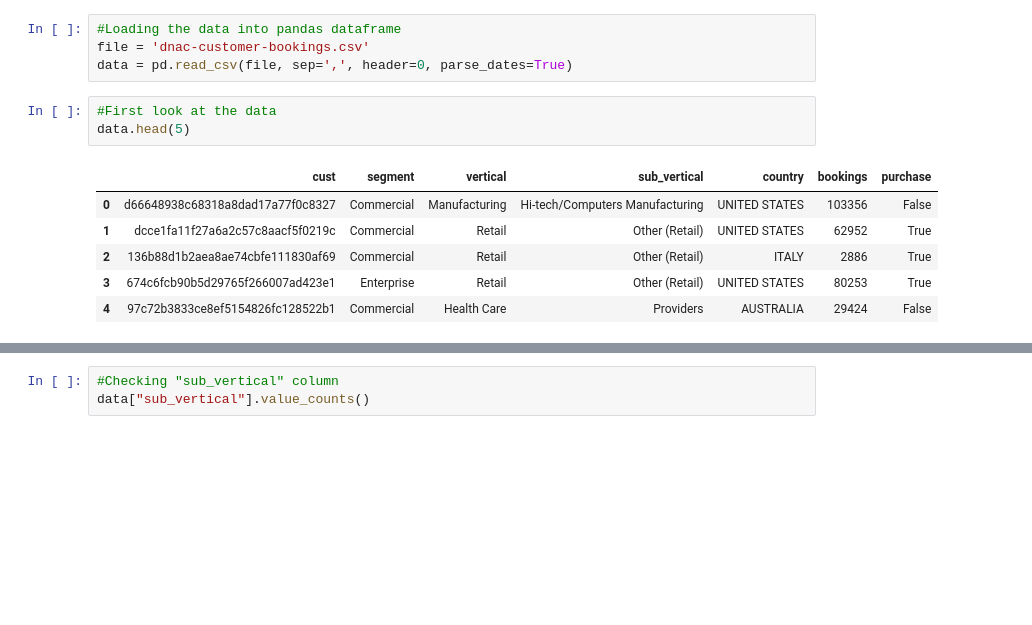
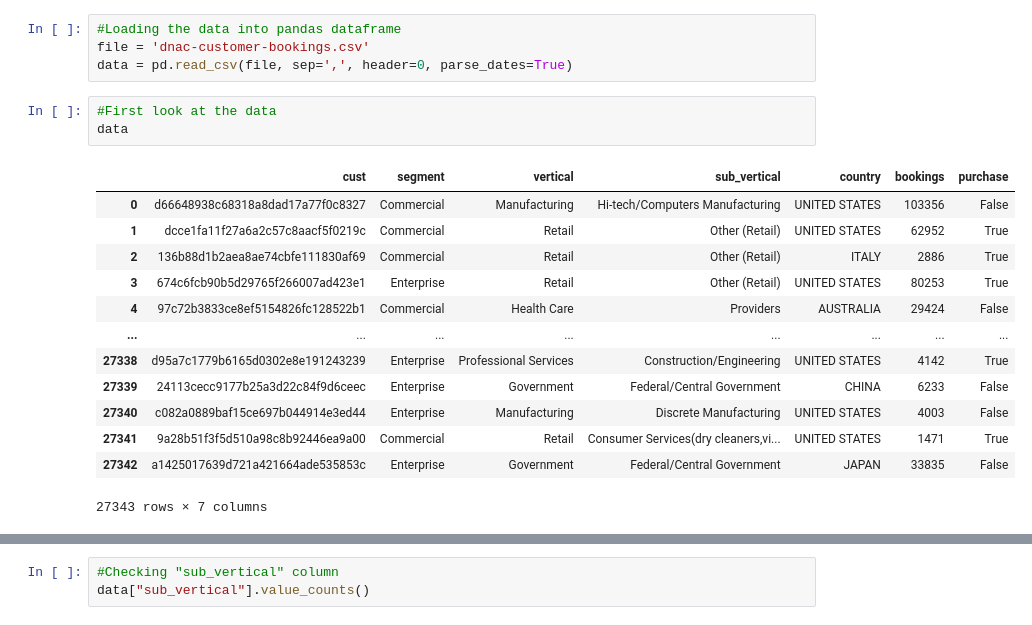
Before and after one commit to vzhovtan/data_science_modeling, a Jupyter notebook: code.ipynb, the cells around one changed output, grey strips where cells are left out. Cells and saved outputs as stored; diff of their text form; blank space fills up the shorter version.

```diff
--- a/code.ipynb
+++ b/code.ipynb
@@ -21,13 +33,20 @@ file = 'dnac-customer-bookings.csv'
 data = pd.read_csv(file, sep=',', header=0, parse_dates=True)
 # %%
 #First look at the data
-data.head(5)
+data
 # %% [output]
 |  | cust | segment | vertical | sub_vertical | country | bookings | purchase |
 | 0 | d66648938c68318a8dad17a77f0c8327 | Commercial | Manufacturing | Hi-tech/Computers Manufacturing | UNITED STATES | 103356 | False |
 | 1 | dcce1fa11f27a6a2c57c8aacf5f0219c | Commercial | Retail | Other (Retail) | UNITED STATES | 62952 | True |
 | 2 | 136b88d1b2aea8ae74cbfe111830af69 | Commercial | Retail | Other (Retail) | ITALY | 2886 | True |
 | 3 | 674c6fcb90b5d29765f266007ad423e1 | Enterprise | Retail | Other (Retail) | UNITED STATES | 80253 | True |
 | 4 | 97c72b3833ce8ef5154826fc128522b1 | Commercial | Health Care | Providers | AUSTRALIA | 29424 | False |
+| ... | ... | ... | ... | ... | ... | ... | ... |
+| 27338 | d95a7c1779b6165d0302e8e191243239 | Enterprise | Professional Services | Construction/Engineering | UNITED STATES | 4142 | True |
+| 27339 | 24113cecc9177b25a3d22c84f9d6ceec | Enterprise | Government | Federal/Central Government | CHINA | 6233 | False |
+| 27340 | c082a0889baf15ce697b044914e3ed44 | Enterprise | Manufacturing | Discrete Manufacturing | UNITED STATES | 4003 | False |
+| 27341 | 9a28b51f3f5d510a98c8b92446ea9a00 | Commercial | Retail | Consumer Services(dry cleaners,vi... | UNITED STATES | 1471 | True |
+| 27342 | a1425017639d721a421664ade535853c | Enterprise | Government | Federal/Central Government | JAPAN | 33835 | False |
+27343 rows × 7 columns
 # %%
 #Removing cust column which is unique in each row and hence not useful for further analysis
```
Also changed, not shown: parts of 45 cells of this notebook.
